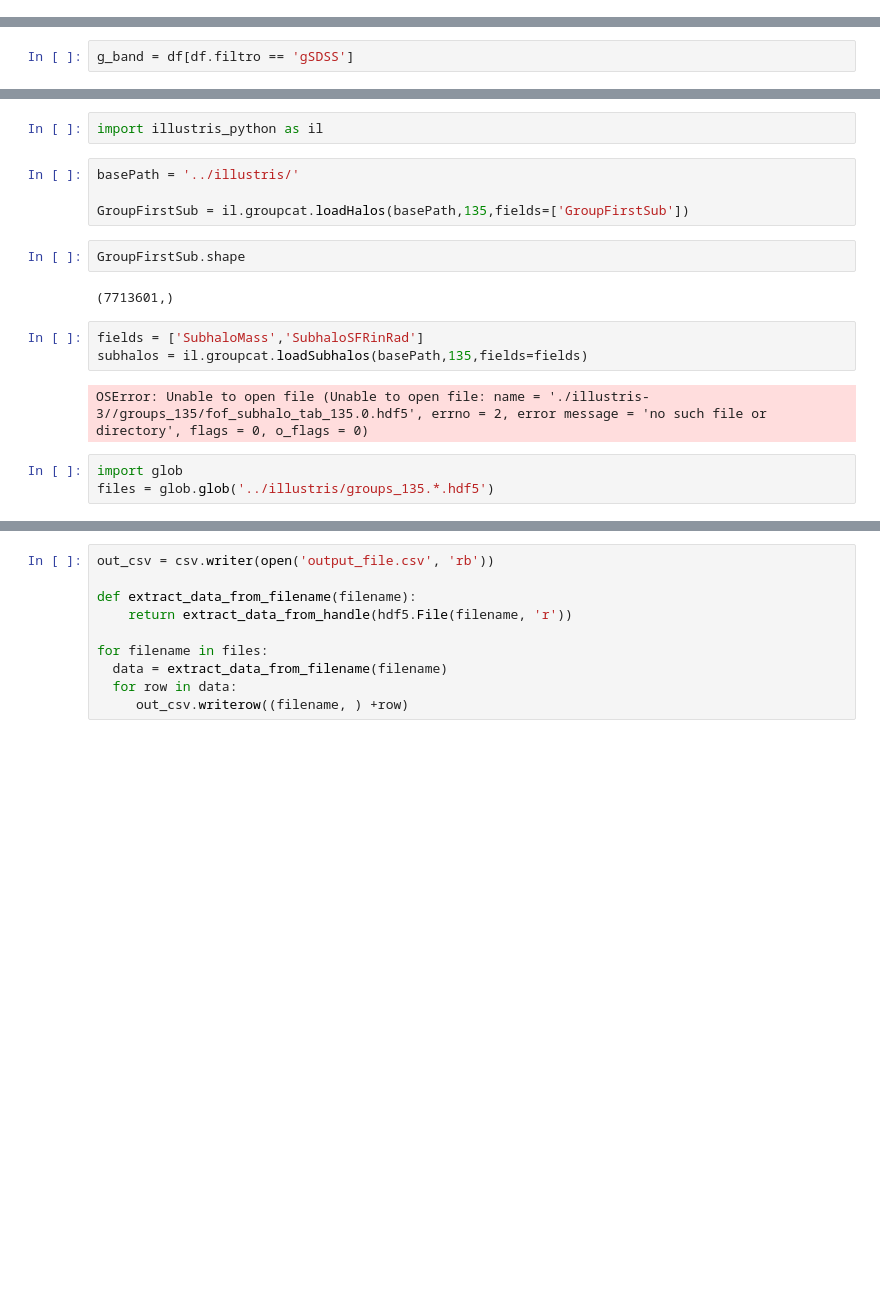
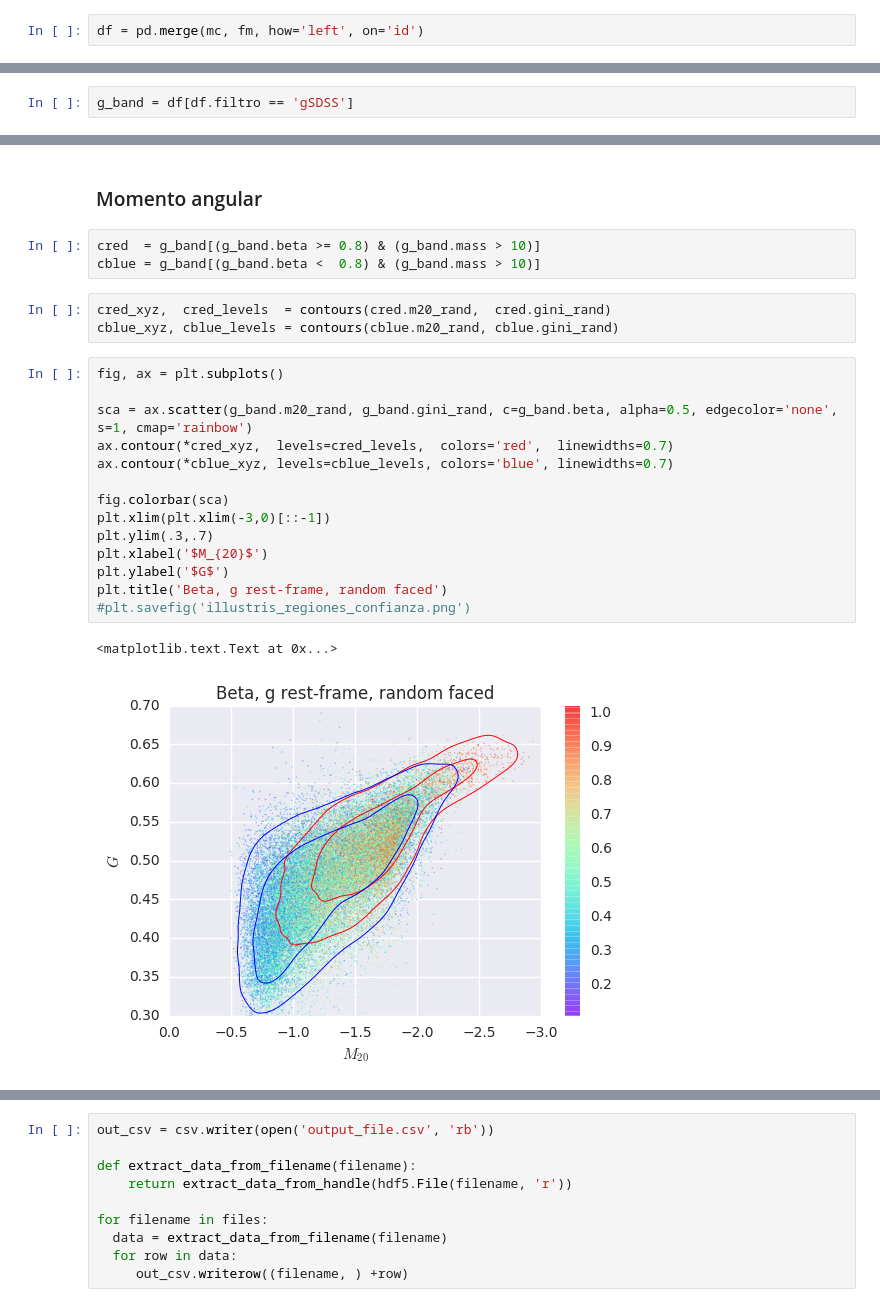
Before and after one commit to matiasbattocchia/ex_tesis, a Jupyter notebook: código/Illustris.ipynb, the cells around one changed output, grey strips where cells are left out. Saved outputs shown, nothing was run; the diff lists cells and outputs as text; blank space fills up the shorter version.

```diff
--- a/código/Illustris.ipynb
+++ b/código/Illustris.ipynb
@@ -66,0 +84,2 @@ df = pd.merge(m, c, how='inner', on='id')
+# %%
+df = pd.merge(mc, fm, how='left', on='id')
@@ -130,18 +164,25 @@ plt.savefig('illustris_regiones_confianza.png')
-# %%
-import illustris_python as il
-# %%
-basePath = '../illustris/'
-
-GroupFirstSub = il.groupcat.loadHalos(basePath,135,fields=['GroupFirstSub'])
-# %%
-GroupFirstSub.shape
-# %% [output]
-(7713601,)
-# %%
-fields = ['SubhaloMass','SubhaloSFRinRad']
-subhalos = il.groupcat.loadSubhalos(basePath,135,fields=fields)
-# %% [output]
-OSError: Unable to open file (Unable to open file: name = './illustris-3//groups_135/fof_subhalo_tab_135.0.hdf5', errno = 2, error message = 'no such file or directory', flags = 0, o_flags = 0)
-# %%
-import glob
-files = glob.glob('../illustris/groups_135.*.hdf5')
+# %% [markdown]
+### Momento angular
+# %%
+cred  = g_band[(g_band.beta >= 0.8) & (g_band.mass > 10)]
+cblue = g_band[(g_band.beta <  0.8) & (g_band.mass > 10)]
+# %%
+cred_xyz,  cred_levels  = contours(cred.m20_rand,  cred.gini_rand)
+cblue_xyz, cblue_levels = contours(cblue.m20_rand, cblue.gini_rand)
+# %%
+fig, ax = plt.subplots()
+
+sca = ax.scatter(g_band.m20_rand, g_band.gini_rand, c=g_band.beta, alpha=0.5, edgecolor='none', s=1, cmap='rainbow')
+ax.contour(*cred_xyz,  levels=cred_levels,  colors='red',  linewidths=0.7)
+ax.contour(*cblue_xyz, levels=cblue_levels, colors='blue', linewidths=0.7)
+
+fig.colorbar(sca)
+plt.xlim(plt.xlim(-3,0)[::-1])
+plt.ylim(.3,.7)
+plt.xlabel('$M_{20}$')
+plt.ylabel('$G$')
+plt.title('Beta, g rest-frame, random faced')
+#plt.savefig('illustris_regiones_confianza.png')
+# %% [output]
+<matplotlib.text.Text at 0x...>
+[figure, added]
```
Also changed, not shown: parts of 22 cells of this notebook.
